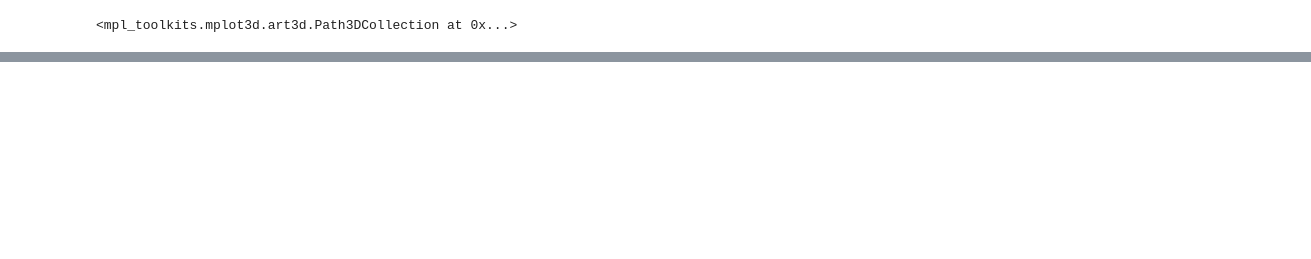
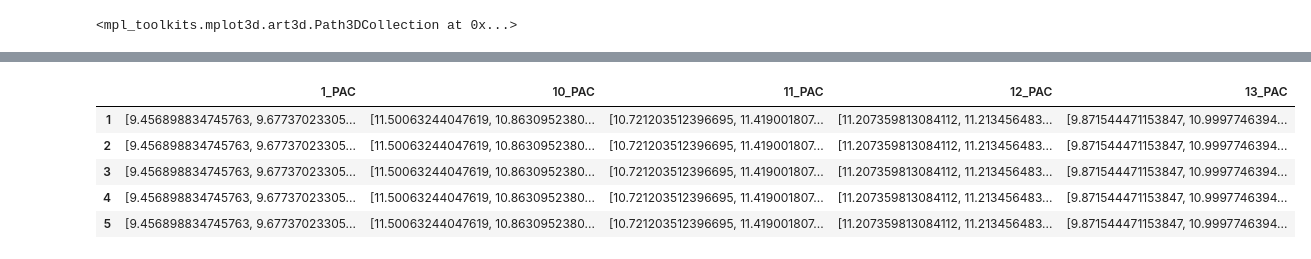
Before and after one commit to BernardoAbreu/LQTAgridPy, a Jupyter notebook: Notebooks/test.ipynb, the cells around one changed output, grey strips where cells are left out. Cells and saved outputs as stored; diff of their text form; code cells hidden in the pictures; blank space fills up the shorter version.

```diff
--- a/Notebooks/test.ipynb
+++ b/Notebooks/test.ipynb
@@ -578,0 +623,17 @@ ax.scatter(all_points[:,0], all_points[:,1], all_points[:,2], c='red', marker='^
+# %%
+points_file = '../src/output_Points.csv'
+
+df_points = pd.read_csv(points_file, sep=';', index_col=0, header=None)
+df_points.head()
+# df_points[1][0]
+
+df_points = df_points.applymap(lambda x: [float(e) for e in x.split(',')])
+df_points = df_points.transpose()
+df_points.head()
+# %% [output]
+|  | 1_PAC | 10_PAC | 11_PAC | 12_PAC | 13_PAC |
+| 1 | [9.456898834745763, 9.67737023305... | [11.50063244047619, 10.8630952380... | [10.721203512396695, 11.419001807... | [11.207359813084112, 11.213456483... | [9.871544471153847, 10.9997746394... |
+| 2 | [9.456898834745763, 9.67737023305... | [11.50063244047619, 10.8630952380... | [10.721203512396695, 11.419001807... | [11.207359813084112, 11.213456483... | [9.871544471153847, 10.9997746394... |
+| 3 | [9.456898834745763, 9.67737023305... | [11.50063244047619, 10.8630952380... | [10.721203512396695, 11.419001807... | [11.207359813084112, 11.213456483... | [9.871544471153847, 10.9997746394... |
+| 4 | [9.456898834745763, 9.67737023305... | [11.50063244047619, 10.8630952380... | [10.721203512396695, 11.419001807... | [11.207359813084112, 11.213456483... | [9.871544471153847, 10.9997746394... |
+| 5 | [9.456898834745763, 9.67737023305... | [11.50063244047619, 10.8630952380... | [10.721203512396695, 11.419001807... | [11.207359813084112, 11.213456483... | [9.871544471153847, 10.9997746394... |
```
Also changed, not shown: parts of 17 cells of this notebook, 5 other files.
